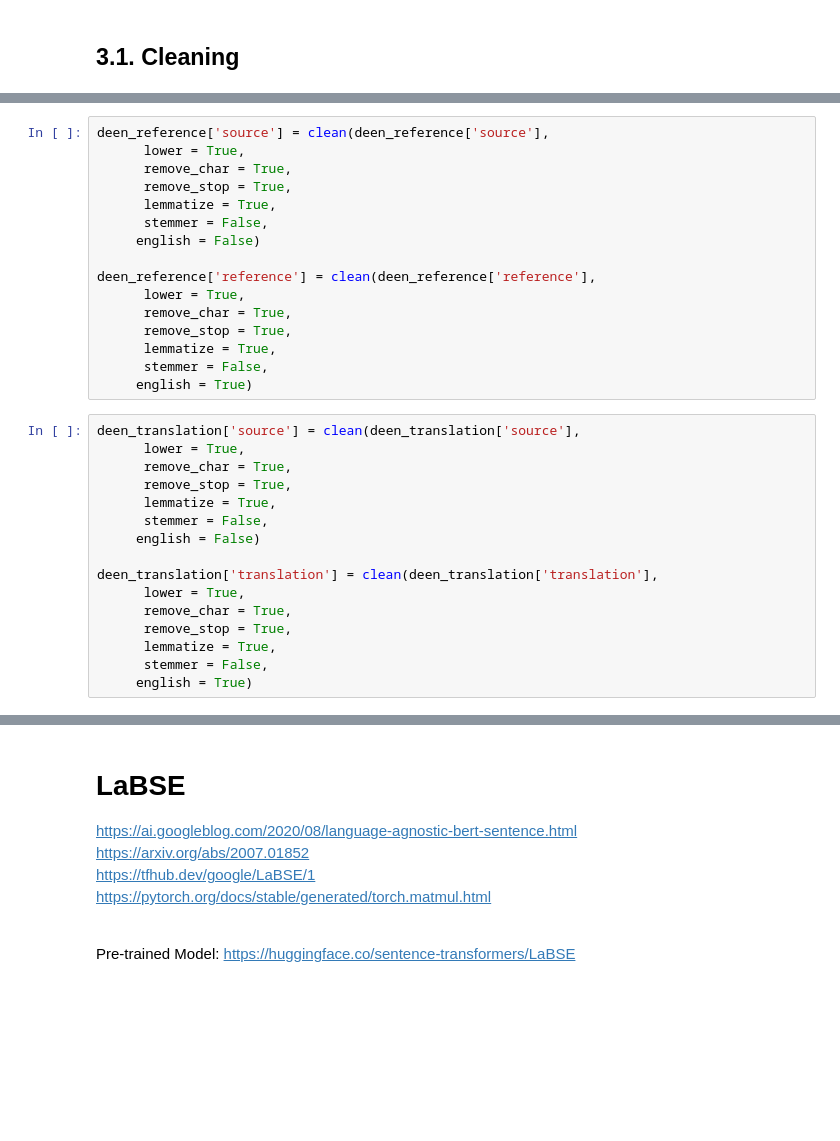
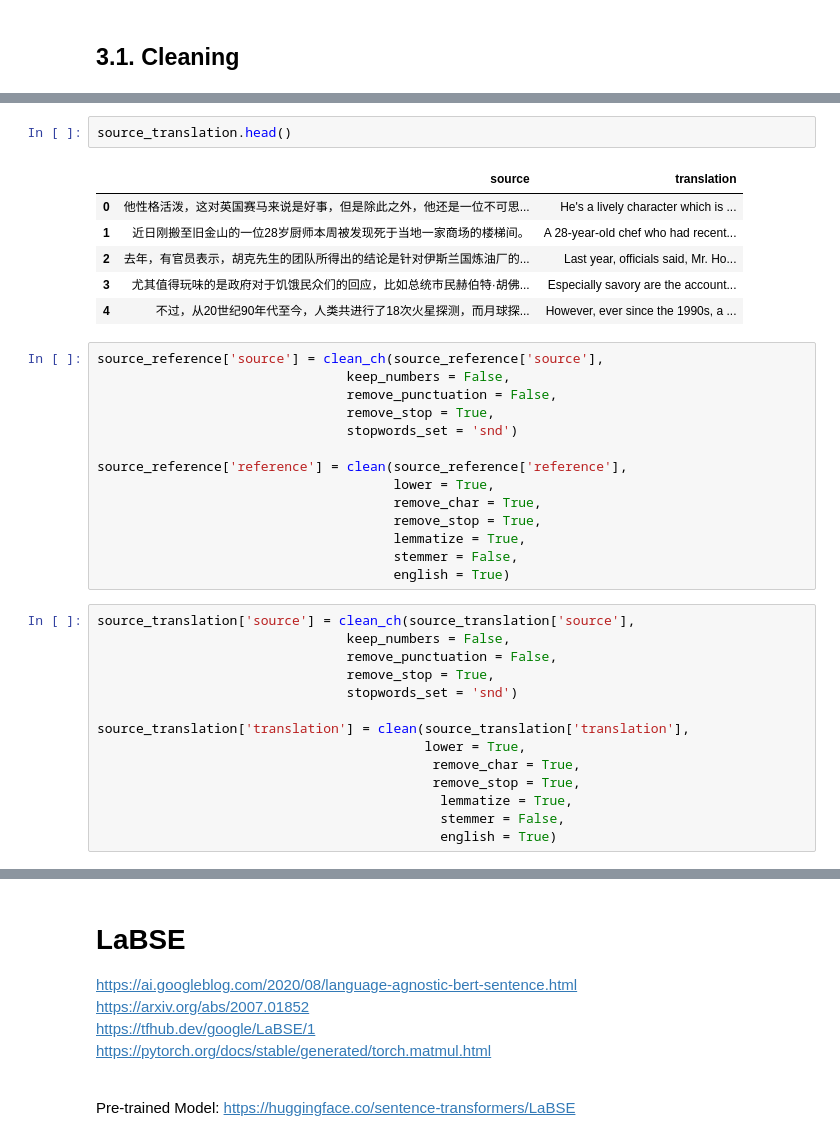
Before and after one commit to LorenzoPigozzi/TM_Project, a Jupyter notebook: LabSE.ipynb, the cells around one changed output, grey strips where cells are left out. Cells and saved outputs as stored; diff of their text form; blank space fills up the shorter version.

```diff
--- a/LabSE.ipynb
+++ b/LabSE.ipynb
@@ -175,33 +202,38 @@ def update_df(dataframe, list_updated):
+# %%
+source_translation.head()
+# %% [output]
+|  | source | translation |
+| 0 | 他性格活泼，这对英国赛马来说是好事，但是除此之外，他还是一位不可思... | He's a lively character which is ... |
+| 1 | 近日刚搬至旧金山的一位28岁厨师本周被发现死于当地一家商场的楼梯间。 | A 28-year-old chef who had recent... |
+| 2 | 去年，有官员表示，胡克先生的团队所得出的结论是针对伊斯兰国炼油厂的... | Last year, officials said, Mr. Ho... |
+| 3 | 尤其值得玩味的是政府对于饥饿民众们的回应，比如总统市民赫伯特·胡佛... | Especially savory are the account... |
+| 4 | 不过，从20世纪90年代至今，人类共进行了18次火星探测，而月球探... | However, ever since the 1990s, a ... |
 # %%
-deen_reference['source'] = clean(deen_reference['source'],
-      lower = True,
-      remove_char = True,
-      remove_stop = True,
-      lemmatize = True,
-      stemmer = False,
-     english = False)
+source_reference['source'] = clean_ch(source_reference['source'],
+                                keep_numbers = False,
+                                remove_punctuation = False,
+                                remove_stop = True,
+                                stopwords_set = 'snd')
 
-deen_reference['reference'] = clean(deen_reference['reference'],
-      lower = True,
-      remove_char = True,
-      remove_stop = True,
-      lemmatize = True,
-      stemmer = False,
-     english = True)
+source_reference['reference'] = clean(source_reference['reference'],
+                                      lower = True,
+                                      remove_char = True,
+                                      remove_stop = True,
+                                      lemmatize = True,
+                                      stemmer = False,
+                                      english = True)
 # %%
-deen_translation['source'] = clean(deen_translation['source'],
-      lower = True,
-      remove_char = True,
-      remove_stop = True,
-      lemmatize = True,
-      stemmer = False,
-     english = False)
+source_translation['source'] = clean_ch(source_translation['source'],
+                                keep_numbers = False,
+                                remove_punctuation = False,
+                                remove_stop = True,
+                                stopwords_set = 'snd')
 
-deen_translation['translation'] = clean(deen_translation['translation'],
-      lower = True,
-      remove_char = True,
-      remove_stop = True,
-      lemmatize = True,
-      stemmer = False,
-     english = True)
+source_translation['translation'] = clean(source_translation['translation'],
+                                          lower = True,
+                                           remove_char = True,
+                                           remove_stop = True,
+                                            lemmatize = True,
+                                            stemmer = False,
+                                            english = True)
 # %%
```
Also changed, not shown: parts of 32 cells of this notebook.
